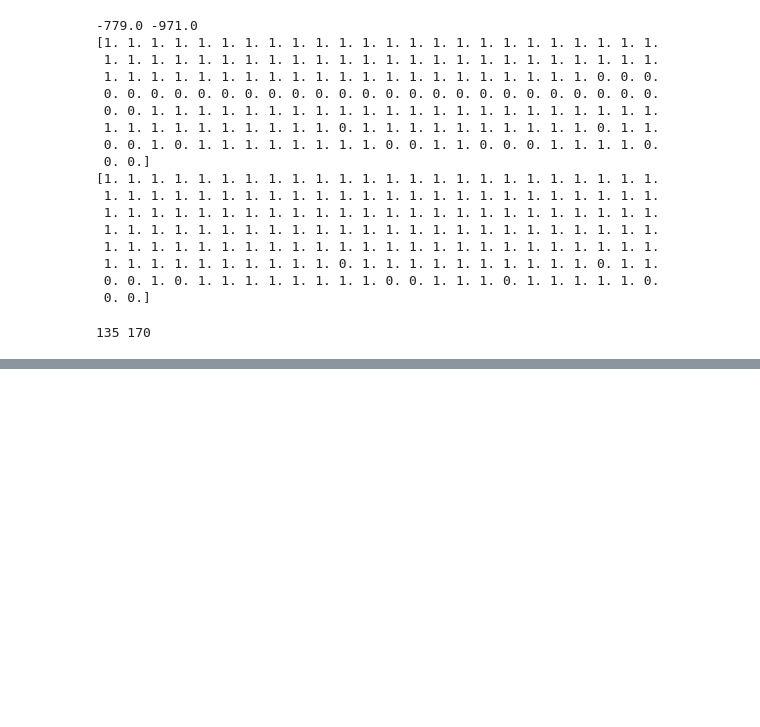
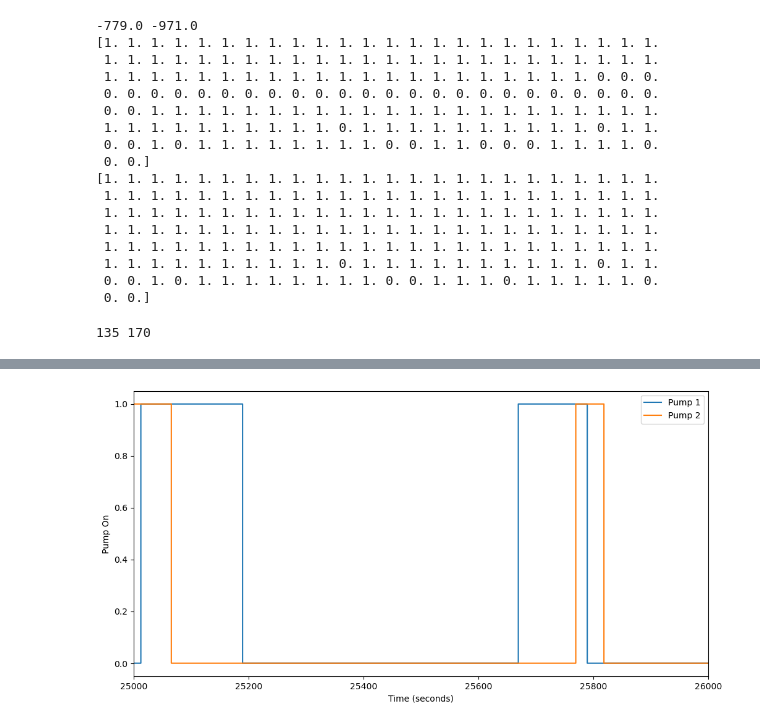
Before and after one commit to angus-chisholm/water-pump-placement, a Jupyter notebook: Old-files/testing_notebook.ipynb, the cells around one changed output, grey strips where cells are left out. Saved outputs shown, nothing was run; the diff lists cells and outputs as text; code cells hidden in the pictures; blank space fills up the shorter version.

```diff
--- a/Old-files/testing_notebook.ipynb
+++ b/Old-files/testing_notebook.ipynb
@@ -248,0 +560,10 @@ print(counter,len(df))
+# %%
+means = usage_profile["moyenne"].to_numpy()
+std_devs = usage_profile["std_dev"].to_numpy()
+# %%
+def generate_value_gaussian(mean, std_dev, rng):
+    return rng.normal(loc=mean, scale=std_dev)
+def return_interval(value, interval):
+    return divmod(value, interval)
+def second_starting(size, rng):
+    return rng.uniform(0, 3479, size=size)
@@ -248,0 +572,12 @@ print(counter,len(df))
+# %%
+for i,k in enumerate(consumption_dict.keys()):
+    rng = np.random.default_rng(i)
+    usage_profile[f"Pump_{k}_dist"] = usage_profile.apply(lambda row: generate_value_gaussian(row["moyenne"], row["std_dev"], rng), axis=1).clip(lower=0)
+    usage_profile[f"Pump_{k}_dist"] = usage_profile[f"Pump_{k}_dist"]/sum(usage_profile[f"Pump_{k}_dist"])
+    usage_profile[f"Pump_{k}_consumption"] = usage_profile[f"Pump_{k}_dist"] * consumption_dict[k]
+    usage_profile[f"Pump_{k}_flowing_times"] = usage_profile[f"Pump_{k}_consumption"] / (0.3*60) # time flowing in minutes if flow rate is 0.3 L/s
+    usage_profile[f"Pump_{k}_intervals"] = usage_profile.apply(lambda row: return_interval(row[f"Pump_{k}_flowing_times"], 2), axis=1) # number of 2 minute intervals and remainder
+    usage_profile[f"Pump_{k}_intervals_start"] = usage_profile.apply(lambda row: second_starting(int(row[f"Pump_{k}_intervals"][0])+1, rng), axis=1)
+    for j in range(usage_profile.shape[0]):
+        for t in usage_profile["Pump_{k}_intervals_start"][j]:
+            usage_profile.loc[j, f"Pump_{k}_on_times"] = math.floor(t)
@@ -248,0 +743,18 @@ print(counter,len(df))
+# %%
+on_time_array = np.zeros((24*60*60, len(pump_on_times.keys())))
+for i,pump in enumerate(df_on_times.columns):
+    for hour in df_on_times.index:
+        for start,duration in df_on_times.loc[hour, pump] if df_on_times.loc[hour, pump] else []:
+            on_time_array[hour*3600 + start : hour*3600 + start + duration, i] = 1
+# %%
+fig,ax = plt.subplots(figsize=(12,6))
+for i in [0,1]:#range(len(pump_on_times.keys())):
+    ax.step(range(24*60*60),on_time_array[:,i] ,label=f'Pump {i+1}')#+ i*1.5
+
+ax.set_xlabel('Time (seconds)')
+ax.set_ylabel('Pump On')
+ax.set_xlim(25000,26000)
+ax.legend()
+plt.show()
+# %% [output]
+[figure, added]
```
Also changed, not shown: parts of 40 cells of this notebook, 1 other file.
